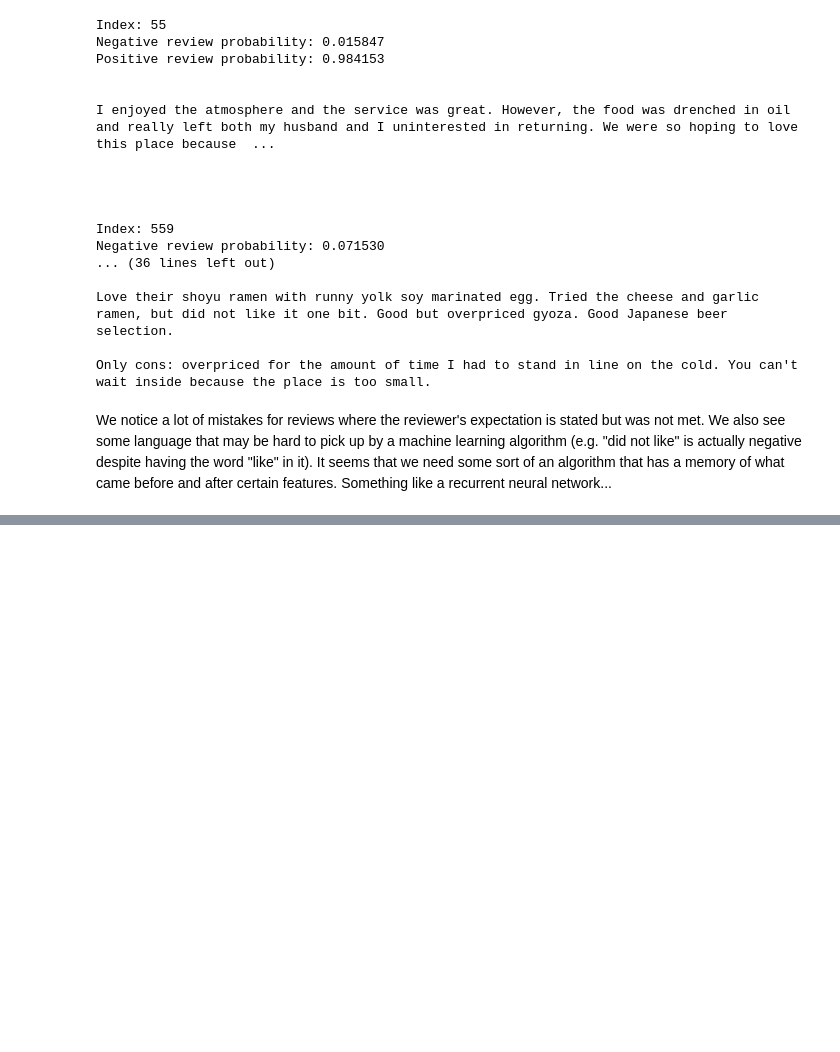
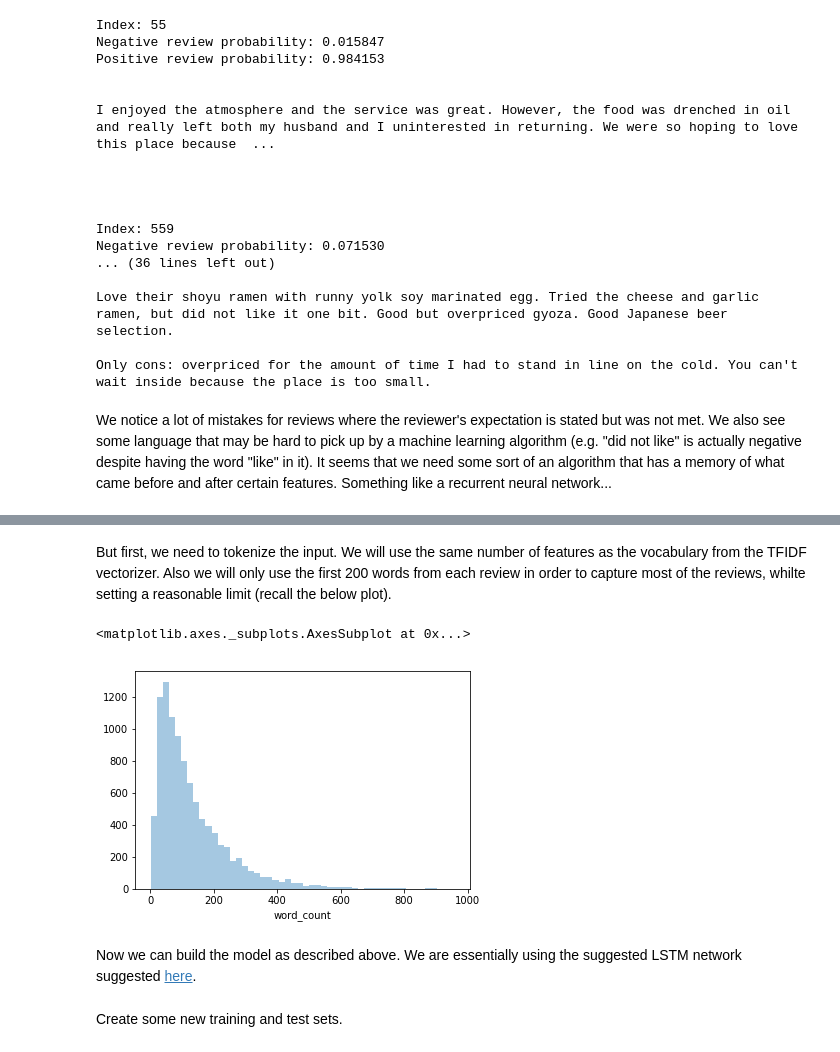
Before and after one commit to hougrammer/yelp_exploration, a Jupyter notebook: yelp_exploration.ipynb, the cells around one changed output, grey strips where cells are left out. Drawn from its saved outputs; the diff is of its cells as text; code cells hidden in the pictures; blank space fills up the shorter version.

```diff
--- a/yelp_exploration.ipynb
+++ b/yelp_exploration.ipynb
@@ -922,0 +941,7 @@ We notice a lot of mistakes for reviews where the reviewer's expectation is stat
+# %% [markdown]
+But first, we need to tokenize the input.  We will use the same number of features as the vocabulary from the TFIDF vectorizer. Also we will only use the first 200 words from each review in order to capture most of the reviews, whilte setting a reasonable limit (recall the below plot).
+# %%
+sns.distplot(reviews.word_count, kde=False)
+# %% [output]
+<matplotlib.axes._subplots.AxesSubplot at 0x...>
+[figure, added]
@@ -922,0 +955,2 @@ We notice a lot of mistakes for reviews where the reviewer's expectation is stat
+# %% [markdown]
+Now we can build the model as described above.  We are essentially using the suggested LSTM network suggested [here](https://keras.io/getting-started/sequential-model-guide/).
@@ -922,0 +972,2 @@ We notice a lot of mistakes for reviews where the reviewer's expectation is stat
+# %% [markdown]
+Create some new training and test sets.
```
Also changed, not shown: parts of 14 cells of this notebook.
